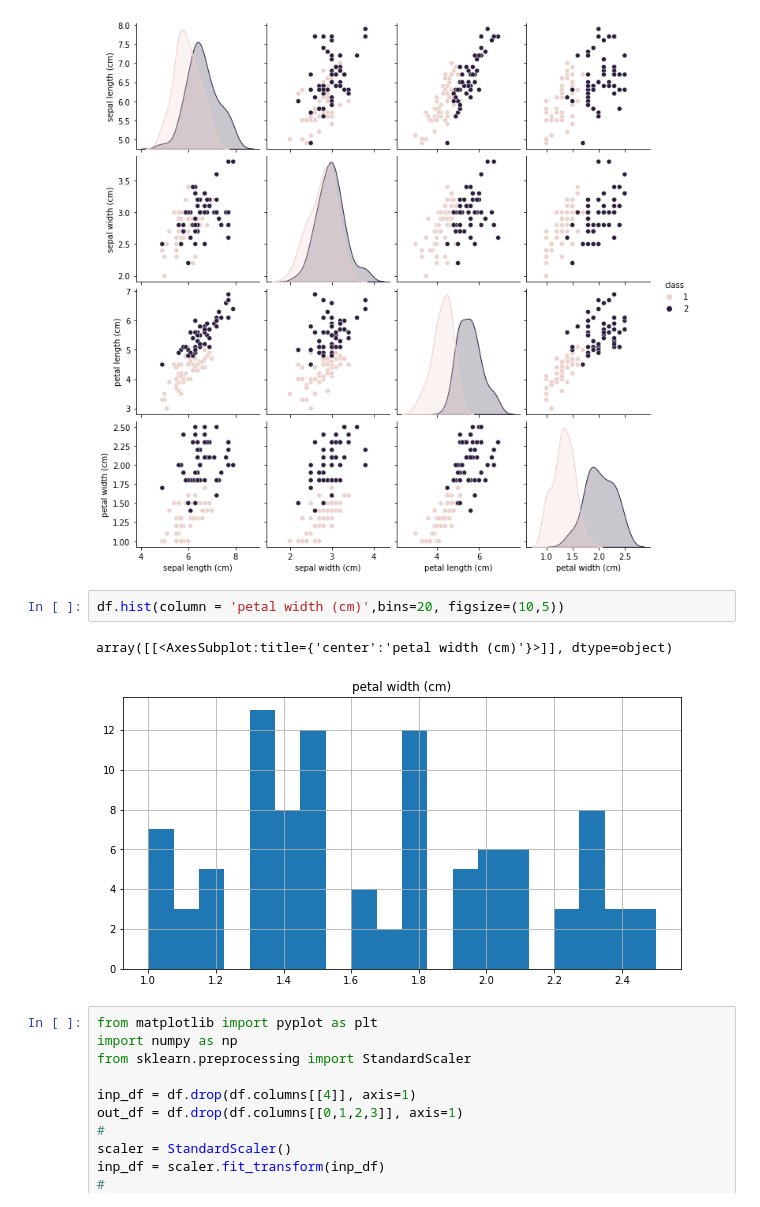
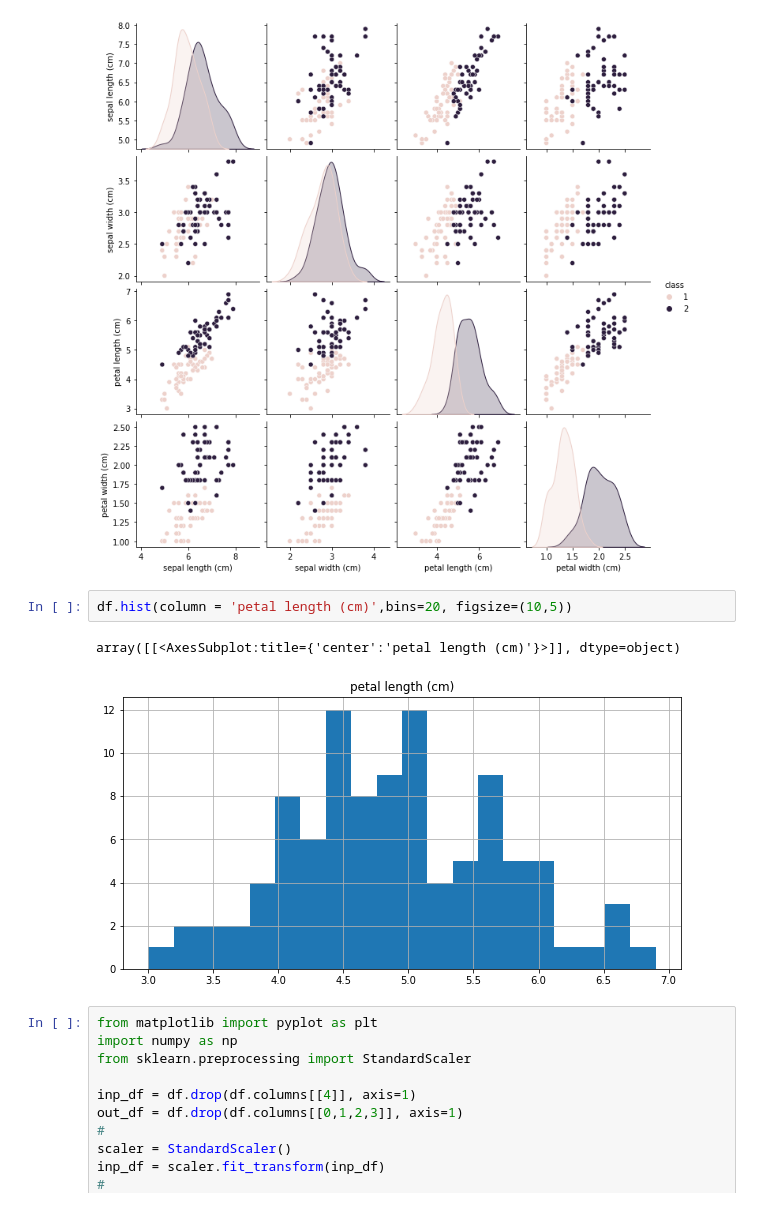
Before and after one commit to stsykin/sci_ty, a Jupyter notebook: hw/hw_02_logreg_iris/hw_02.ipynb, the cells around one changed output. Drawn from its saved outputs; the diff is of its cells as text.

```diff
--- a/hw/hw_logreg_iris/hw_02.ipynb
+++ b/hw/hw_02_logreg_iris/hw_02.ipynb
@@ -72,10 +72,10 @@ sns.pairplot(df, hue='class', size=2.5)
 <seaborn.axisgrid.PairGrid at 0x...>
 [figure]
 # %%
-df.hist(column = 'petal width (cm)',bins=20, figsize=(10,5))
+df.hist(column = 'petal length (cm)',bins=20, figsize=(10,5))
 # %% [output]
-array([[<AxesSubplot:title={'center':'petal width (cm)'}>]], dtype=object)
+array([[<AxesSubplot:title={'center':'petal length (cm)'}>]], dtype=object)
-[figure, old version]
+[figure, new version]
 # %%
 from matplotlib import pyplot as plt
 import numpy as np
```
Also changed, not shown: parts of 2 cells of this notebook, 2 other files.
